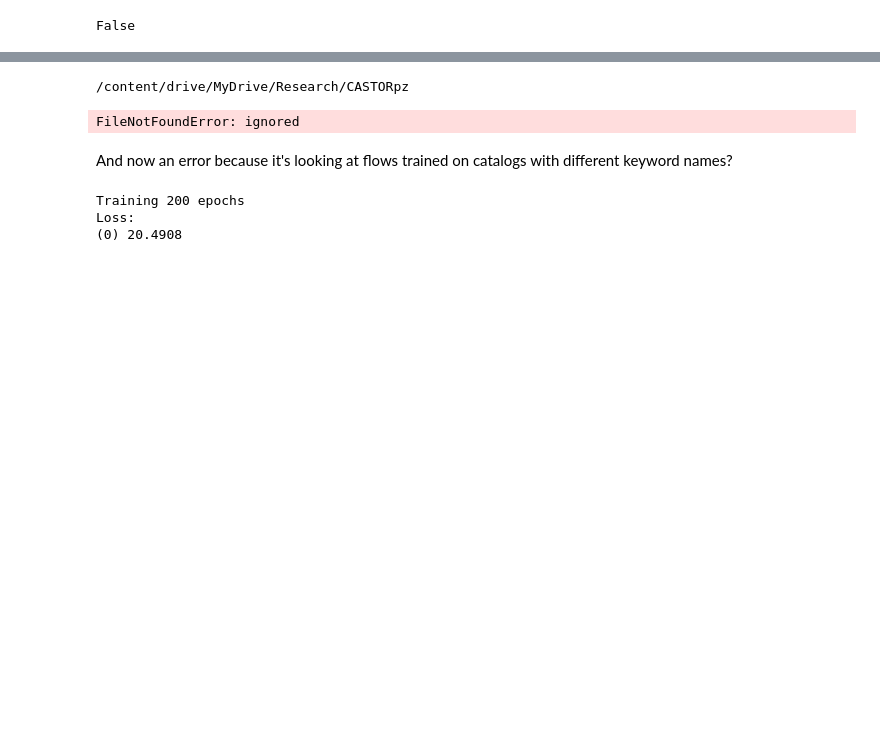
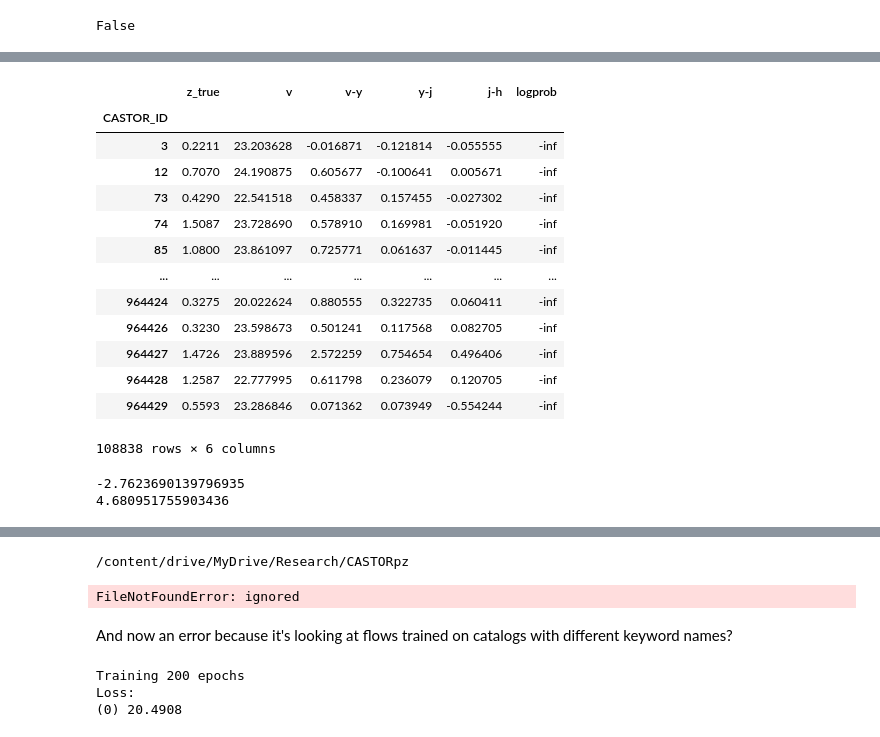
Before and after one commit to aimalz/CASTORpz, a Jupyter notebook: TheLastMetric.ipynb, the cells around one changed output, grey strips where cells are left out. Cells and saved outputs as stored; diff of their text form; code cells hidden in the pictures; blank space fills up the shorter version.

```diff
--- a/TheLastMetric.ipynb
+++ b/TheLastMetric.ipynb
@@ -632,3 +644,26 @@ Text(0, 0.5, 'ת')
+# %%
+catalogs['Euclid-only']
+# %% [output]
+|  | z_true | v | v-y | y-j | j-h | logprob |
+| CASTOR_ID |  |  |  |  |  |  |
+| 3 | 0.2211 | 23.203628 | -0.016871 | -0.121814 | -0.055555 | -inf |
+| 12 | 0.7070 | 24.190875 | 0.605677 | -0.100641 | 0.005671 | -inf |
+| 73 | 0.4290 | 22.541518 | 0.458337 | 0.157455 | -0.027302 | -inf |
+| 74 | 1.5087 | 23.728690 | 0.578910 | 0.169981 | -0.051920 | -inf |
+| 85 | 1.0800 | 23.861097 | 0.725771 | 0.061637 | -0.011445 | -inf |
+| ... | ... | ... | ... | ... | ... | ... |
+| 964424 | 0.3275 | 20.022624 | 0.880555 | 0.322735 | 0.060411 | -inf |
+| 964426 | 0.3230 | 23.598673 | 0.501241 | 0.117568 | 0.082705 | -inf |
+| 964427 | 1.4726 | 23.889596 | 2.572259 | 0.754654 | 0.496406 | -inf |
+| 964428 | 1.2587 | 22.777995 | 0.611798 | 0.236079 | 0.120705 | -inf |
+| 964429 | 0.5593 | 23.286846 | 0.071362 | 0.073949 | -0.554244 | -inf |
+108838 rows × 6 columns
+# %%
+print(np.min(catalogs['Euclid+LSST+CASTOR']['g-r']))
+print(np.max(catalogs['Euclid+LSST+CASTOR']['g-r']))
+# %% [output]
+-2.7623690139796935
+4.680951755903436
 # %%
 # color space binned information gain
 
```
Also changed, not shown: parts of 11 cells of this notebook.
